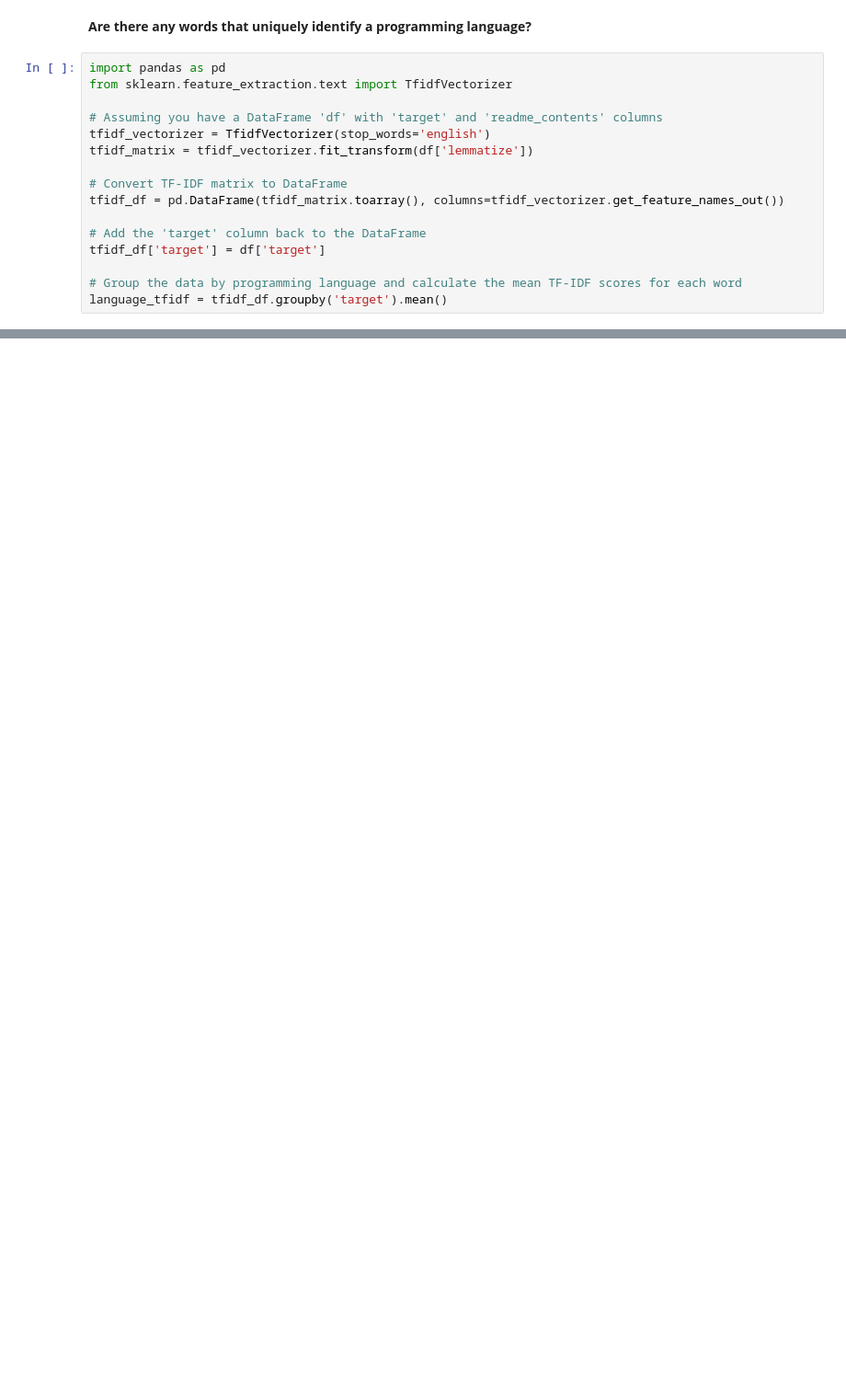
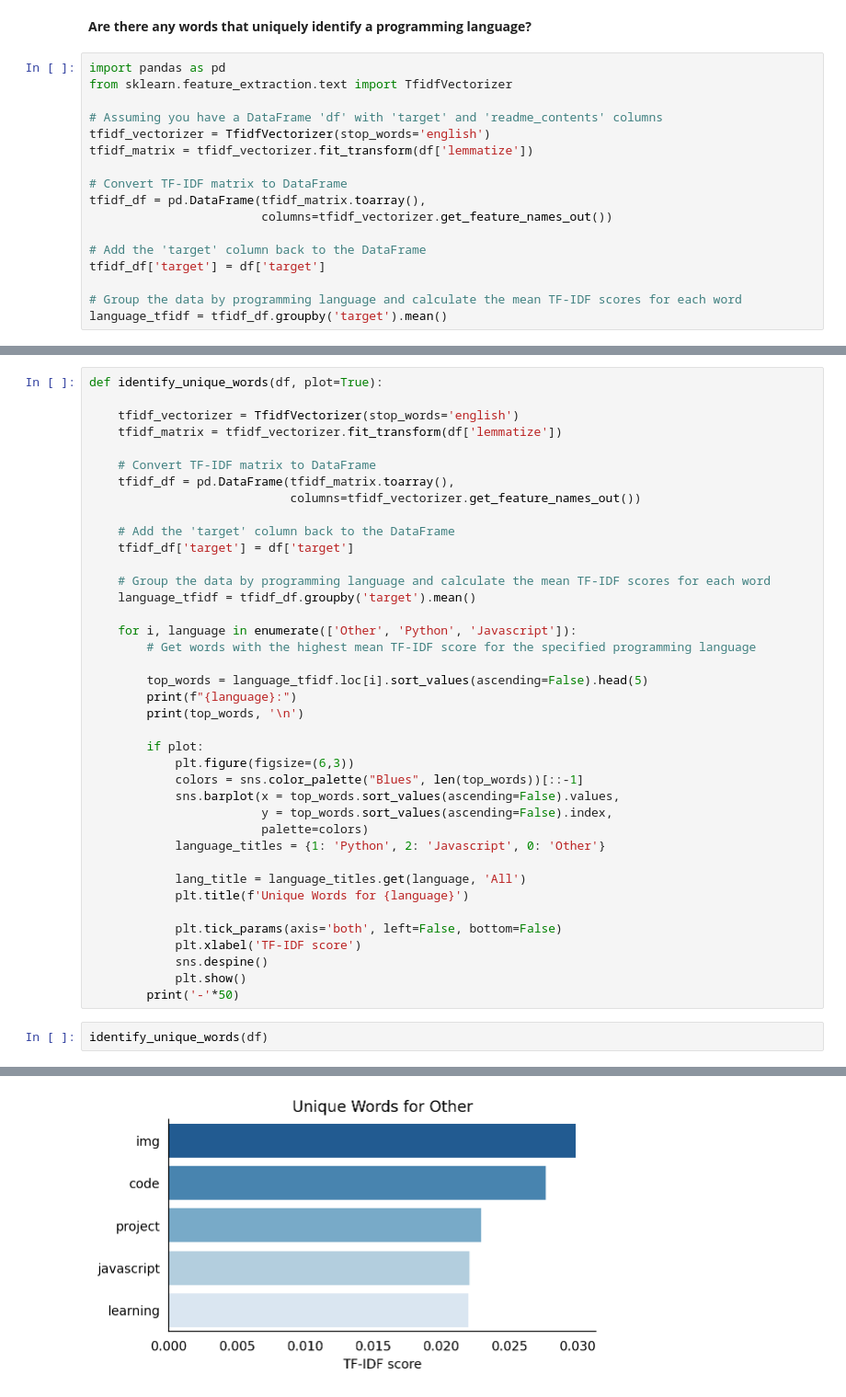
Before and after one commit to NLP-Operation-Repo/NLP-Operation-Repo, a Jupyter notebook: reyes_workbook/Explore.ipynb, the cells around one changed output, grey strips where cells are left out. Shown at 92% size. Saved outputs shown, nothing was run; the diff lists cells and outputs as text; blank space fills up the shorter version.

```diff
--- a/reyes_workbook/Explore.ipynb
+++ b/reyes_workbook/Explore.ipynb
@@ -213,7 +244,8 @@ tfidf_vectorizer = TfidfVectorizer(stop_words='english')
 tfidf_matrix = tfidf_vectorizer.fit_transform(df['lemmatize'])
 
 # Convert TF-IDF matrix to DataFrame
-tfidf_df = pd.DataFrame(tfidf_matrix.toarray(), columns=tfidf_vectorizer.get_feature_names_out())
+tfidf_df = pd.DataFrame(tfidf_matrix.toarray(),
+                        columns=tfidf_vectorizer.get_feature_names_out())
 
 # Add the 'target' column back to the DataFrame
 tfidf_df['target'] = df['target']
@@ -243 +275,43 @@ img                                             0.024488
 Name: 2.0, dtype: float64
+# %%
+def identify_unique_words(df, plot=True):
+
+    tfidf_vectorizer = TfidfVectorizer(stop_words='english')
+    tfidf_matrix = tfidf_vectorizer.fit_transform(df['lemmatize'])
+
+    # Convert TF-IDF matrix to DataFrame
+    tfidf_df = pd.DataFrame(tfidf_matrix.toarray(),
+                            columns=tfidf_vectorizer.get_feature_names_out())
+
+    # Add the 'target' column back to the DataFrame
+    tfidf_df['target'] = df['target']
+
+    # Group the data by programming language and calculate the mean TF-IDF scores for each word
+    language_tfidf = tfidf_df.groupby('target').mean()
+
+    for i, language in enumerate(['Other', 'Python', 'Javascript']):
+        # Get words with the highest mean TF-IDF score for the specified programming language
+
+        top_words = language_tfidf.loc[i].sort_values(ascending=False).head(5)
+        print(f"{language}:")
+        print(top_words, '\n')
+
+        if plot:
+            plt.figure(figsize=(6,3))
+            colors = sns.color_palette("Blues", len(top_words))[::-1]
+            sns.barplot(x = top_words.sort_values(ascending=False).values,
+                        y = top_words.sort_values(ascending=False).index,
+                        palette=colors)
+            language_titles = {1: 'Python', 2: 'Javascript', 0: 'Other'}
+
+            lang_title = language_titles.get(language, 'All')
+            plt.title(f'Unique Words for {language}')
+
+            plt.tick_params(axis='both', left=False, bottom=False)
+            plt.xlabel('TF-IDF score')
+            sns.despine()
+            plt.show()
+        print('-'*50)
+# %%
+identify_unique_words(df)
+# %% [output]
@@ -243,0 +325 @@ Name: 2.0, dtype: float64
+[figure, added]
```
Also changed, not shown: parts of 8 cells of this notebook.
